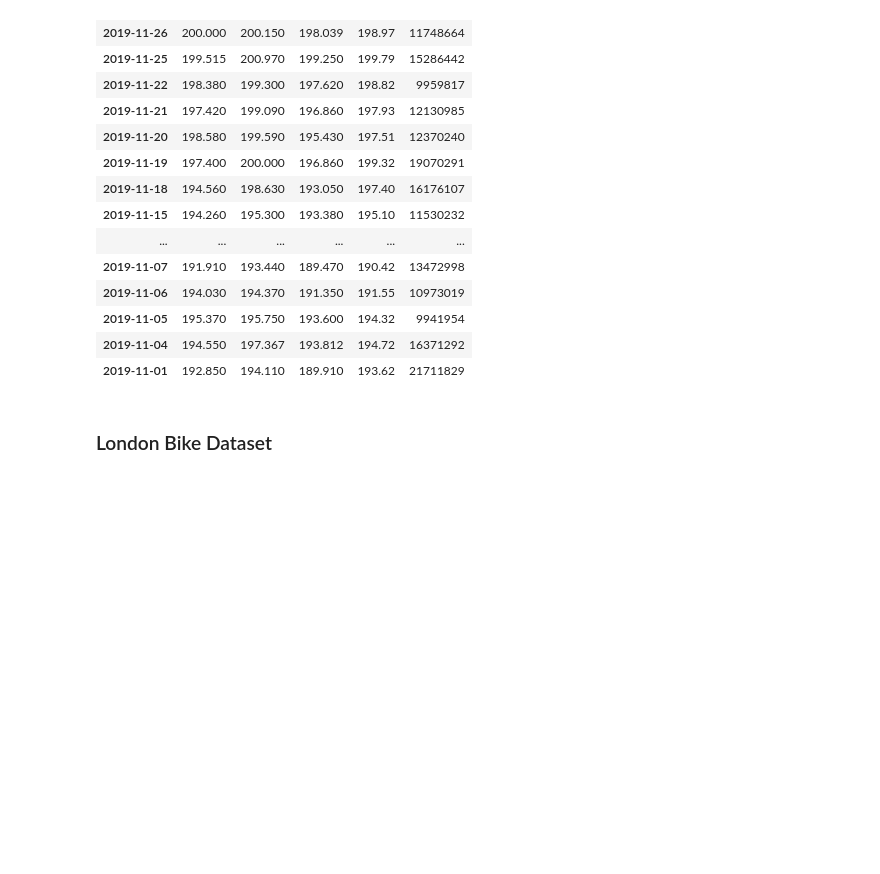
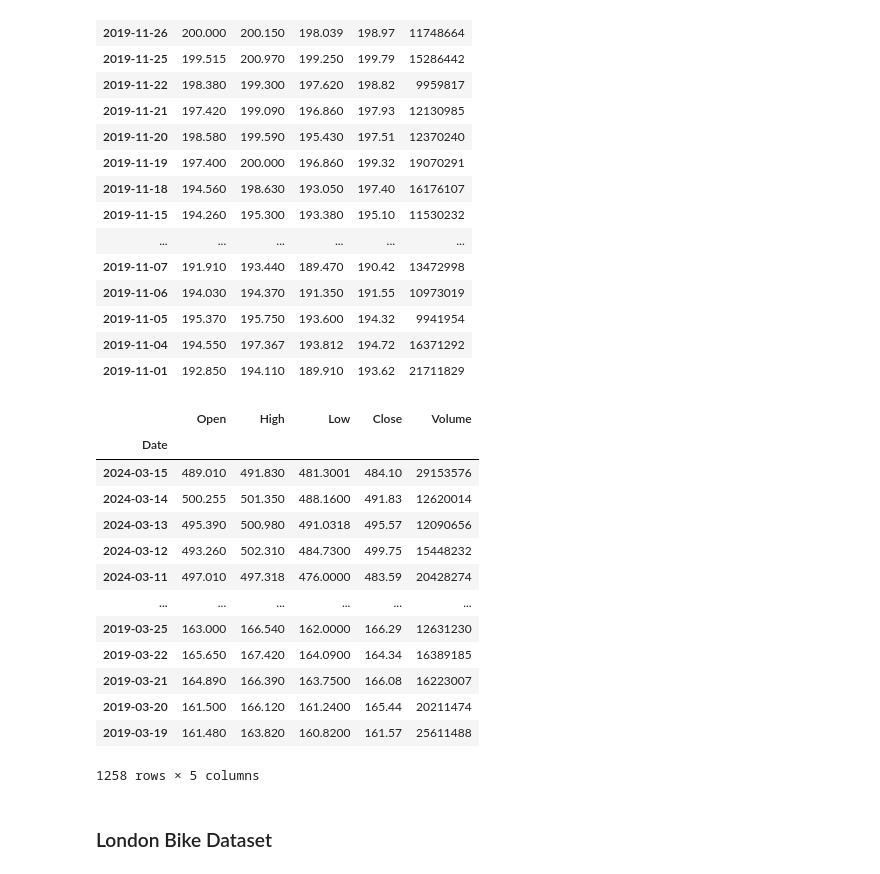
Before and after one commit to JarekMaleszyk/data-science-bootcamp, a Jupyter notebook: 02_analiza_danych/03_zapis_odczyt.ipynb, the cells around one changed output. Drawn from its saved outputs; the diff is of its cells as text; code cells hidden in the pictures; blank space fills up the shorter version.

```diff
--- a/02_analiza_danych/03_zapis_odczyt.ipynb
+++ b/02_analiza_danych/03_zapis_odczyt.ipynb
@@ -120,6 +120,24 @@ new_df
 | 2019-11-05 | 195.370 | 195.750 | 193.600 | 194.32 | 9941954 |
 | 2019-11-04 | 194.550 | 197.367 | 193.812 | 194.72 | 16371292 |
 | 2019-11-01 | 192.850 | 194.110 | 189.910 | 193.62 | 21711829 |
+# %%
+new_df = pd.read_pickle('meta.pkl')
+new_df
+# %% [output]
+|  | Open | High | Low | Close | Volume |
+| Date |  |  |  |  |  |
+| 2024-03-15 | 489.010 | 491.830 | 481.3001 | 484.10 | 29153576 |
+| 2024-03-14 | 500.255 | 501.350 | 488.1600 | 491.83 | 12620014 |
+| 2024-03-13 | 495.390 | 500.980 | 491.0318 | 495.57 | 12090656 |
+| 2024-03-12 | 493.260 | 502.310 | 484.7300 | 499.75 | 15448232 |
+| 2024-03-11 | 497.010 | 497.318 | 476.0000 | 483.59 | 20428274 |
+| ... | ... | ... | ... | ... | ... |
+| 2019-03-25 | 163.000 | 166.540 | 162.0000 | 166.29 | 12631230 |
+| 2019-03-22 | 165.650 | 167.420 | 164.0900 | 164.34 | 16389185 |
+| 2019-03-21 | 164.890 | 166.390 | 163.7500 | 166.08 | 16223007 |
+| 2019-03-20 | 161.500 | 166.120 | 161.2400 | 165.44 | 20211474 |
+| 2019-03-19 | 161.480 | 163.820 | 160.8200 | 161.57 | 25611488 |
+1258 rows × 5 columns
 # %% [markdown]
 ### <a name='a4'></a> London Bike Dataset
 # %%
```
Also changed, not shown: parts of 3 cells of this notebook, 2 other files.
